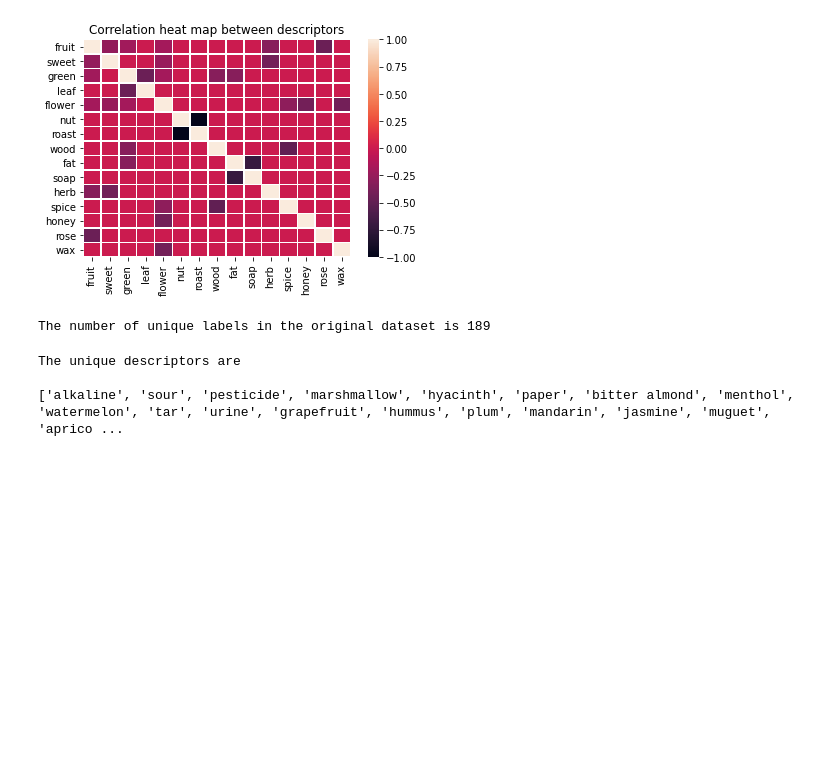
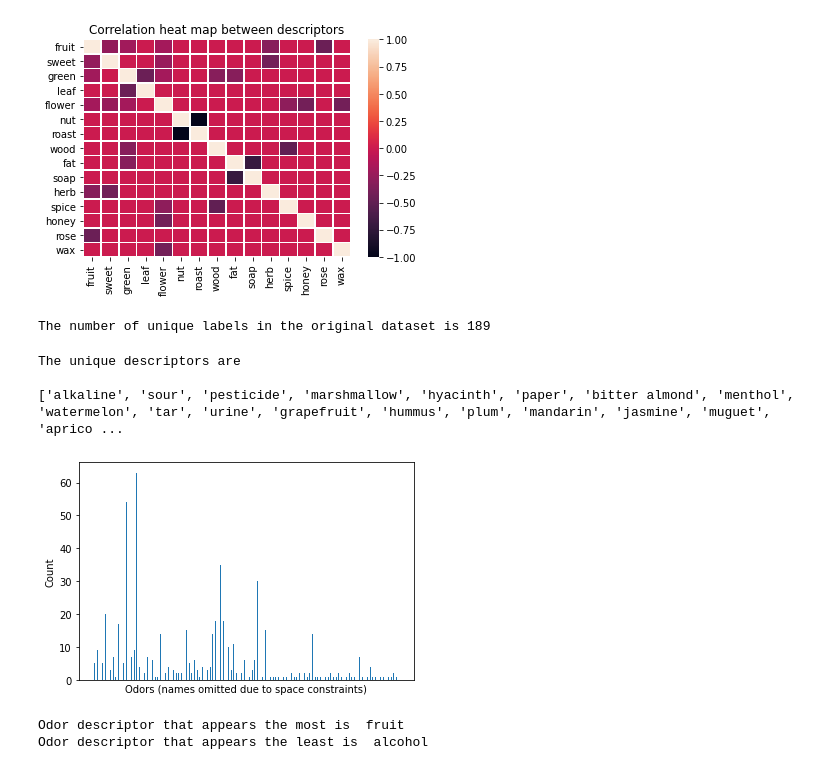
Before and after one commit to aravind1338/MachineOlfaction, a Jupyter notebook: Flavornet_Code/flavornet_analysis.ipynb, the cells around one changed output. Drawn from its saved outputs; the diff is of its cells as text; code cells hidden in the pictures; blank space fills up the shorter version.

```diff
--- a/Flavornet_Code/flavornet_analysis.ipynb
+++ b/Flavornet_Code/flavornet_analysis.ipynb
@@ -135,3 +135,39 @@ print (unique_descriptors)
 The unique descriptors are
 
 ['alkaline', 'sour', 'pesticide', 'marshmallow', 'hyacinth', 'paper', 'bitter almond', 'menthol', 'watermelon', 'tar', 'urine', 'grapefruit', 'hummus', 'plum', 'mandarin', 'jasmine', 'muguet', 'aprico ...
+# %%
+# Bar graph showing the counts for each label
+ax2 = plt.subplot()
+ax2.bar(list(label_counts.keys()),list(label_counts.values()), align='edge', width=0.3)
+
+# To make the x-axis labels more readable #
+"""
+N = len(label_counts)
+plt.grid()
+
+plt.gca().margins(x=0)
+plt.gcf().canvas.draw()
+tl = plt.gca().get_xticklabels()
+maxsize = max([t.get_window_extent().width for t in tl])
+m = 0.2 # inch margin
+s = maxsize/plt.gcf().dpi*N+2*m
+margin = m/plt.gcf().get_size_inches()[0]
+
+plt.gcf().subplots_adjust(left=margin, right=1.-margin)
+plt.gcf().set_size_inches(s, plt.gcf().get_size_inches()[1])
+"""
+
+plt.xlabel("Odors (names omitted due to space constraints)")
+plt.ylabel("Count")
+plt.xticks([], " ")
+plt.show()
+# %% [output]
+[figure, added]
+# %%
+max_key = max(label_counts, key=label_counts.get)
+min_key = min(label_counts, key=label_counts.get)
+print("Odor descriptor that appears the most is ", max_key)
+print("Odor descriptor that appears the least is ", min_key)
+# %% [output]
+Odor descriptor that appears the most is  fruit
+Odor descriptor that appears the least is  alcohol
```
Also changed, not shown: parts of 2 cells of this notebook, 6 other files.
